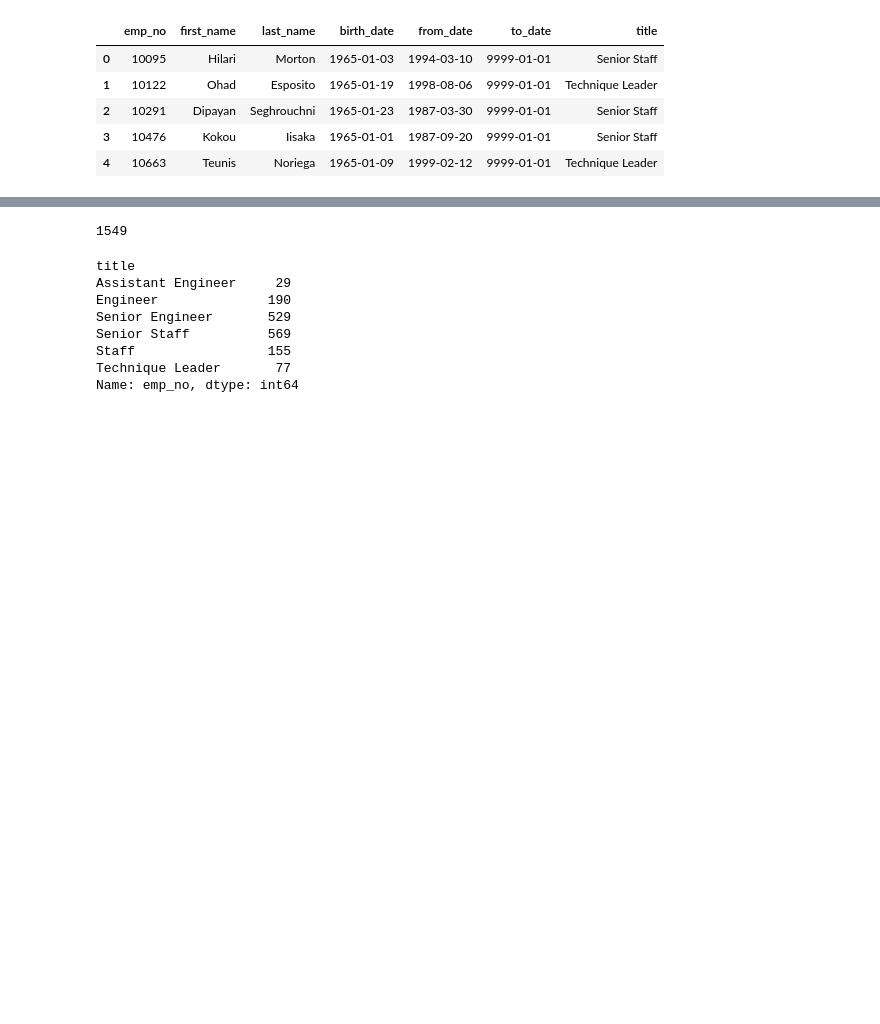
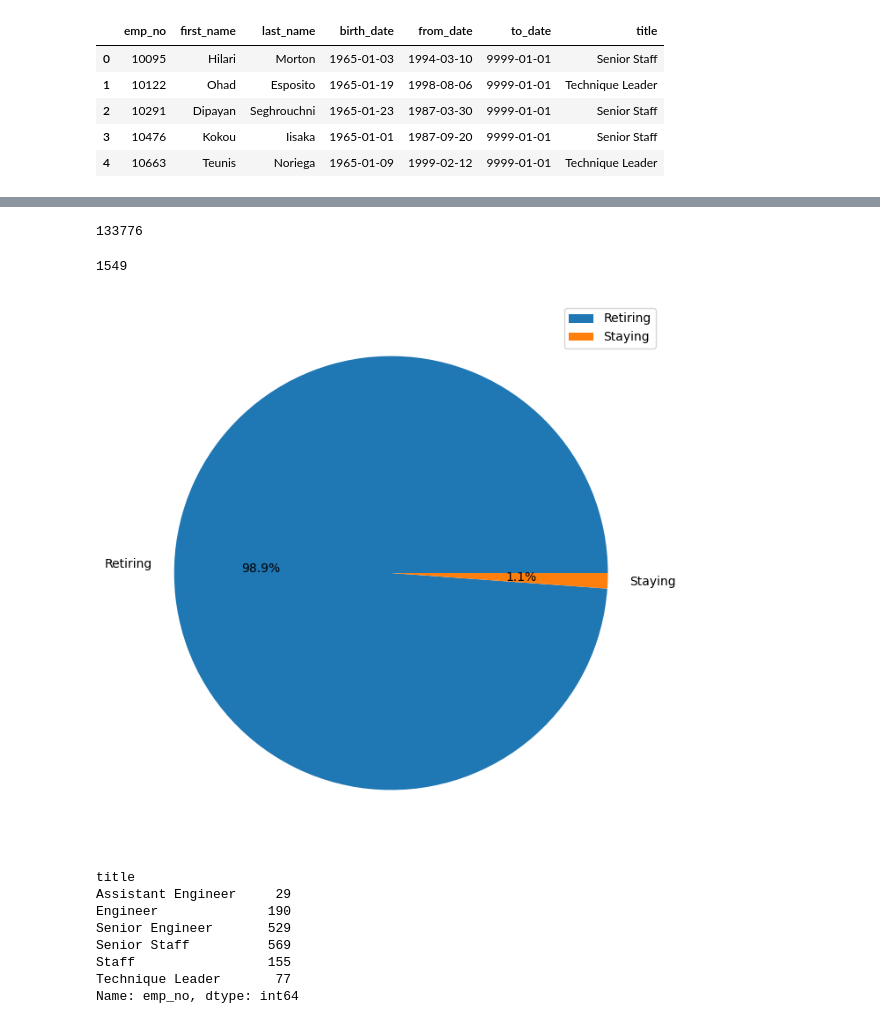
Before and after one commit to P0ps44/Pewlett-Hackard-Analysis, a Jupyter notebook: mid_level.ipynb, the cells around one changed output, grey strips where cells are left out. Drawn from its saved outputs; the diff is of its cells as text; code cells hidden in the pictures; blank space fills up the shorter version.

Commit message:
updated with pie chart

```diff
--- a/mid_level.ipynb
+++ b/mid_level.ipynb
@@ -1,7 +1,13 @@
 # %%
 import pandas as pd
 
+import matplotlib.pyplot as plt
+
 mid_data_load = "Data/mentorship_eligibilty.csv"
 
-ml = pd.read_csv(student_data_load)
+senior_data = "Data/retirement_titles.csv"
+
+ml = pd.read_csv(mid_data_load)
+
+sl = pd.read_csv(senior_data)
 # %%
@@ -16 +33,6 @@ ml.head()
+# %%
+#Total number of retiring employees
+sl['emp_no'].count()
+# %% [output]
+133776
 # %%
@@ -17,4 +41,16 @@ ml.head()
 ml['emp_no'].count()
 # %% [output]
 1549
+# %%
+# Create simple pie graph comparison that show how severe the situation is based off counts.
+
+df = pd.DataFrame([sl['emp_no'].count(),ml['emp_no'].count()], index=['Retiring', 'Staying'], columns=[''])
+
+# make the plot
+df.plot(kind='pie', subplots=True, figsize=(8, 8),autopct='%1.1f%%')
+
+# show the plot
+plt.show()
+# %% [output]
+[figure, added]
 # %%
```
Also changed, not shown: parts of 5 cells of this notebook.
